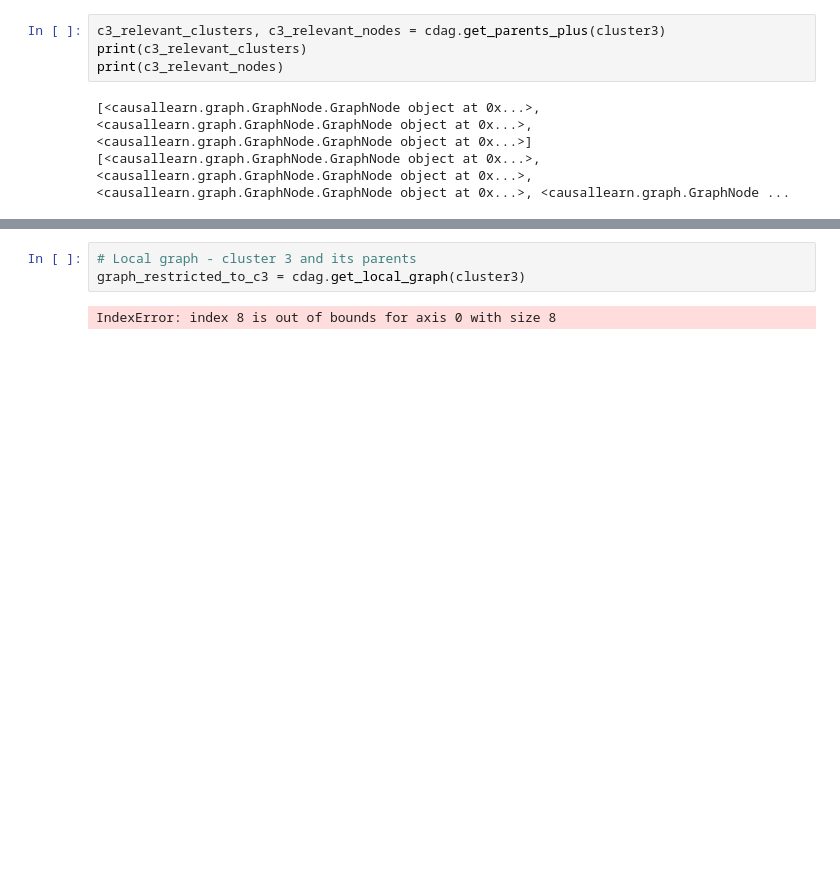
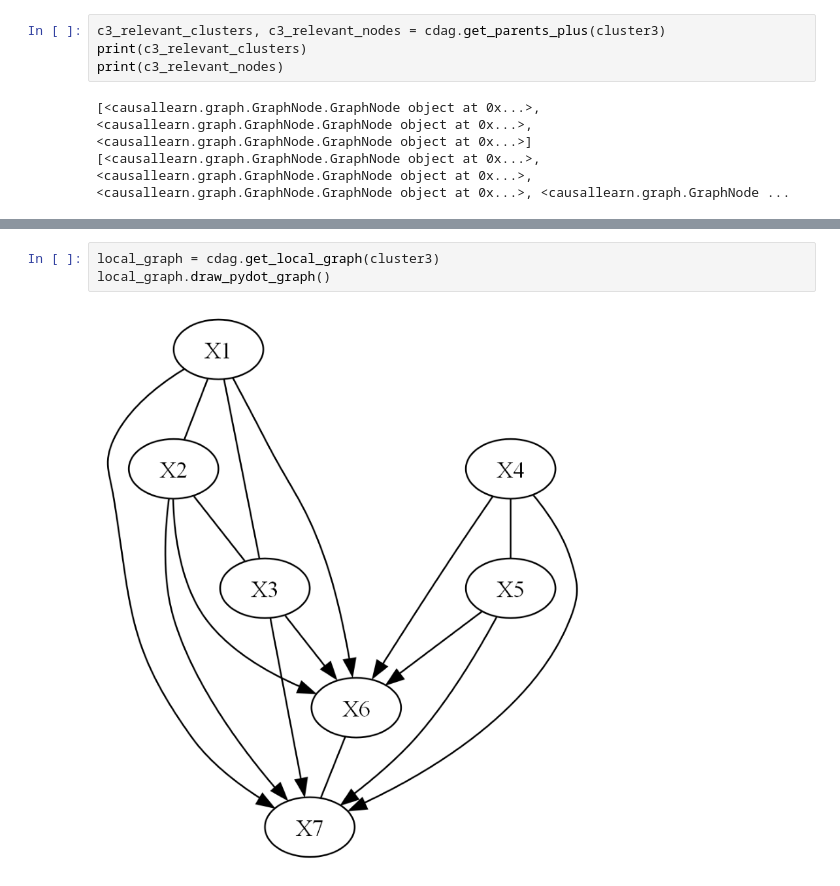
Before and after one commit to JanMarcoRuizdeVargas/clustercausal, a Jupyter notebook: testing_cluster_dag.ipynb, the cells around one changed output, grey strips where cells are left out. Saved outputs shown, nothing was run; the diff lists cells and outputs as text; blank space fills up the shorter version.

```diff
--- a/testing_cluster_dag.ipynb
+++ b/testing_cluster_dag.ipynb
@@ -235,5 +74,5 @@ IndexError: index 8 is out of bounds for axis 0 with size 8
-# %%
-# Local graph - cluster 3 and its parents
-graph_restricted_to_c3 = cdag.get_local_graph(cluster3)
-# %% [output]
-IndexError: index 8 is out of bounds for axis 0 with size 8
+# %%
+local_graph = cdag.get_local_graph(cluster3)
+local_graph.draw_pydot_graph()
+# %% [output]
+[figure, added]
```
Also changed, not shown: parts of 22 cells of this notebook, 1 other file.
